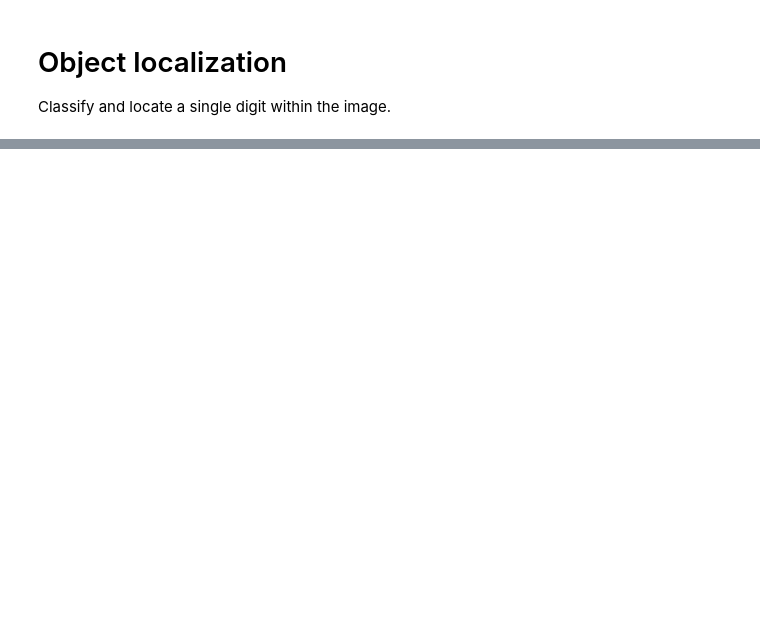
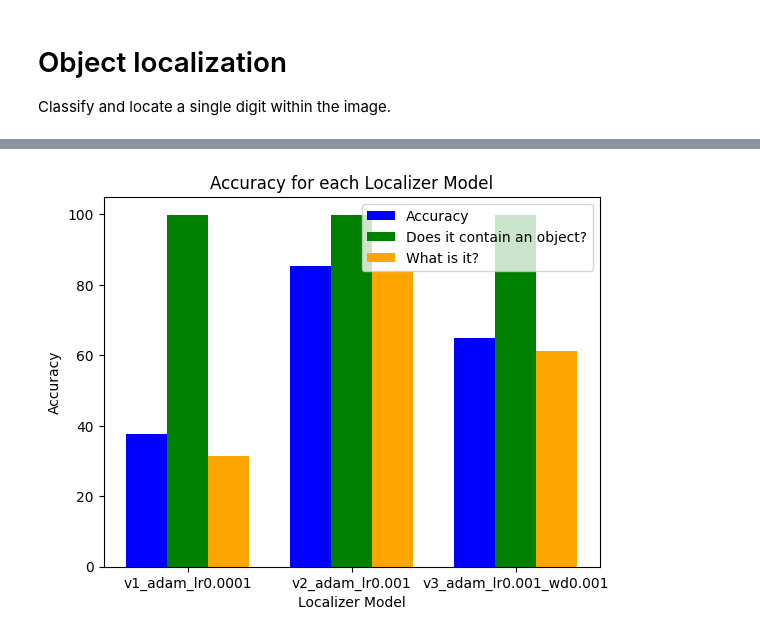
Before and after one commit to MatsM16/uib.inf265.project2, a Jupyter notebook: cnn.ipynb, the cells around one changed output, grey strips where cells are left out. Cells and saved outputs as stored; diff of their text form; code cells hidden in the pictures; blank space fills up the shorter version.

Commit message:
Better graphs and models

```diff
--- a/cnn.ipynb
+++ b/cnn.ipynb
@@ -15,6 +49,14 @@ BATCH_SIZE = 256
 # %% [markdown]
 # Object localization
 Classify and locate a single digit within the image.
+# %%
+localization_train = torch.load('data/localization_train.pt')
+localization_val = torch.load('data/localization_val.pt')
+localization_test = torch.load('data/localization_test.pt')
+
+localization_train_loader = torch.utils.data.DataLoader(localization_train, batch_size=BATCH_SIZE, shuffle=True)
+localization_val_loader = torch.utils.data.DataLoader(localization_val, batch_size=BATCH_SIZE, shuffle=False)
+localization_test_loader = torch.utils.data.DataLoader(localization_test, batch_size=BATCH_SIZE, shuffle=False)
 # %%
 class LocalizationNetwork(nn.Module):
     def __init__(self):
@@ -155,0 +309,38 @@ train_or_load_localizer(v3, v3_optimizer, "v3_adam_lr0.001_wd0.001")
+# %%
+# Plot the validation results
+
+# Get the data for each localizer
+localizer_names = []
+accuracy_values = []
+confidence_accuracy_values = []
+classifier_accuracy_values = []
+
+for name, localizer in localizers.items():
+    localizer_names.append(name)
+    accuracy_values.append(localizer['val.accuracy'])
+    confidence_accuracy_values.append(localizer['val.accuracy_confidence'])
+    classifier_accuracy_values.append(localizer['val.accuracy_classifier'])
+
+# Set the width of the bars
+bar_width = 0.25
+
+# Set the positions of the bars on the x-axis
+r1 = range(len(localizer_names))
+r2 = [x + bar_width for x in r1]
+r3 = [x + bar_width for x in r2]
+
+plt.bar(r1, accuracy_values, color='blue', width=bar_width, label='Accuracy')
+plt.bar(r2, confidence_accuracy_values, color='green', width=bar_width, label='Does it contain an object?')
+plt.bar(r3, classifier_accuracy_values, color='orange', width=bar_width, label='What is it?')
+
+plt.xlabel('Localizer Model')
+plt.ylabel('Accuracy')
+plt.title('Accuracy for each Localizer Model')
+plt.xticks([r + bar_width for r in range(len(localizer_names))], localizer_names)
+plt.legend()
+
+# Show the plot
+plt.savefig('assets/accuracy.png')
+plt.show()
+# %% [output]
+[figure, added]
```
Also changed, not shown: parts of 11 cells of this notebook, 8 other files.
